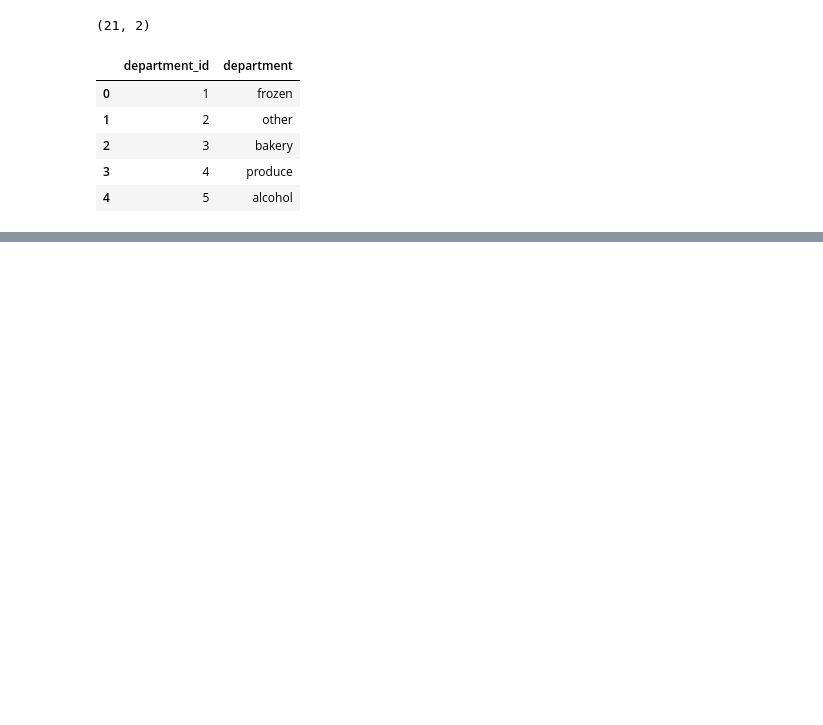
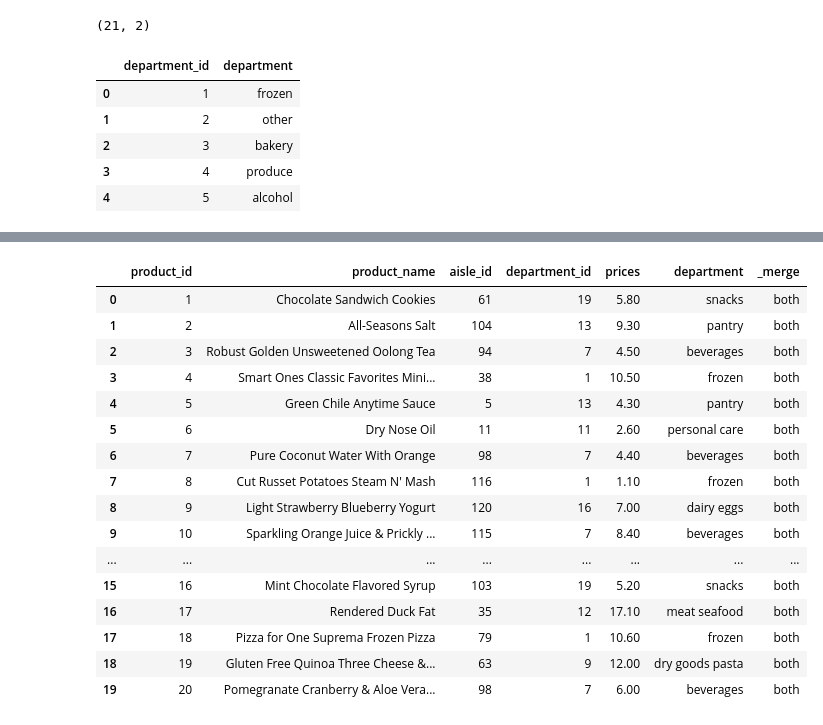
Before and after one commit to VahYavryan/data_analytics_with_phyton, a Jupyter notebook: notebooks/06_prepared.ipynb, the cells around one changed output, grey strips where cells are left out. Cells and saved outputs as stored; diff of their text form; code cells hidden in the pictures; blank space fills up the shorter version.

```diff
--- a/notebooks/06_prepared.ipynb
+++ b/notebooks/06_prepared.ipynb
@@ -2,6 +2,7 @@
 ## Loading Packages
 # %%
 import pandas as pd
+pd.options.display.float_format = '{:,.2f}'.format
 # %% [markdown]
 ## Importing Dataframes
 # %%
@@ -64,0 +370,27 @@ df_departments.head()
+# %%
+df_products_departments = pd.merge(
+    df_products,
+    df_departments,
+    on = 'department_id',
+    how = 'left',
+    indicator = True)
+
+df_products_departments.head(20)
+# %% [output]
+|  | product_id | product_name | aisle_id | department_id | prices | department | _merge |
+| 0 | 1 | Chocolate Sandwich Cookies | 61 | 19 | 5.80 | snacks | both |
+| 1 | 2 | All-Seasons Salt | 104 | 13 | 9.30 | pantry | both |
+| 2 | 3 | Robust Golden Unsweetened Oolong Tea | 94 | 7 | 4.50 | beverages | both |
+| 3 | 4 | Smart Ones Classic Favorites Mini... | 38 | 1 | 10.50 | frozen | both |
+| 4 | 5 | Green Chile Anytime Sauce | 5 | 13 | 4.30 | pantry | both |
+| 5 | 6 | Dry Nose Oil | 11 | 11 | 2.60 | personal care | both |
+| 6 | 7 | Pure Coconut Water With Orange | 98 | 7 | 4.40 | beverages | both |
+| 7 | 8 | Cut Russet Potatoes Steam N' Mash | 116 | 1 | 1.10 | frozen | both |
+| 8 | 9 | Light Strawberry Blueberry Yogurt | 120 | 16 | 7.00 | dairy eggs | both |
+| 9 | 10 | Sparkling Orange Juice & Prickly ... | 115 | 7 | 8.40 | beverages | both |
+| ... | ... | ... | ... | ... | ... | ... | ... |
+| 15 | 16 | Mint Chocolate Flavored Syrup | 103 | 19 | 5.20 | snacks | both |
+| 16 | 17 | Rendered Duck Fat | 35 | 12 | 17.10 | meat seafood | both |
+| 17 | 18 | Pizza for One Suprema Frozen Pizza | 79 | 1 | 10.60 | frozen | both |
+| 18 | 19 | Gluten Free Quinoa Three Cheese &... | 63 | 9 | 12.00 | dry goods pasta | both |
+| 19 | 20 | Pomegranate Cranberry & Aloe Vera... | 98 | 7 | 6.00 | beverages | both |
```
Also changed, not shown: parts of 50 cells of this notebook.
